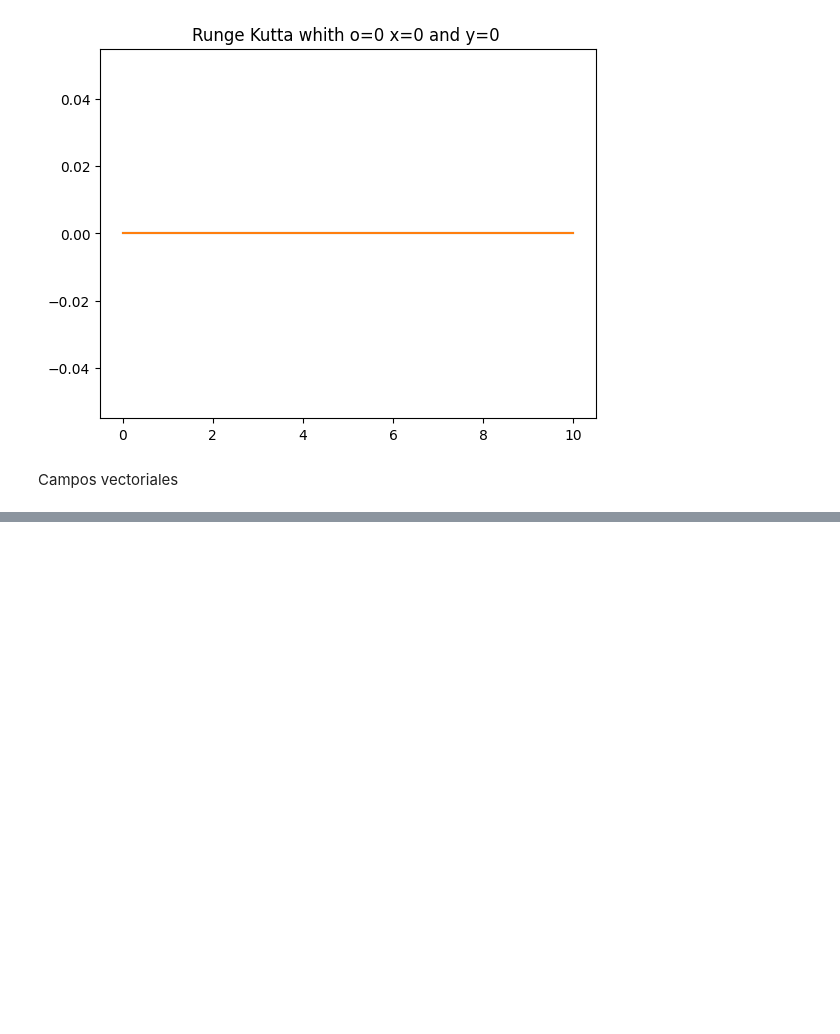
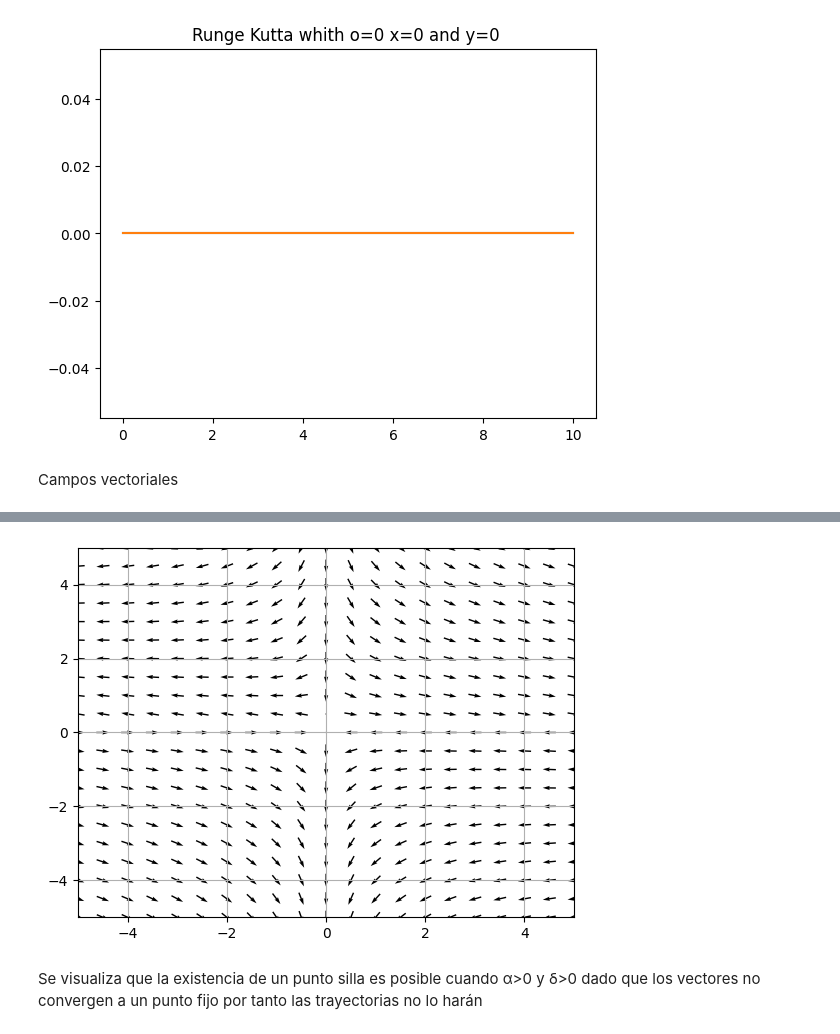
Before and after one commit to FVSB/System-Differential-Equations-final-proyect, a Jupyter notebook: Proyect.ipynb, the cells around one changed output, grey strips where cells are left out. Drawn from its saved outputs; the diff is of its cells as text; code cells hidden in the pictures; blank space fills up the shorter version.

```diff
--- a/Proyect.ipynb
+++ b/Proyect.ipynb
@@ -111,0 +213,8 @@ plotdf([w_f.string().upper(),w_g.string().upper()])
+# %%
+plotdf([w_f.string().upper(),w_g.string().upper()])
+# %% [output]
+[figure, added]
+# %% [markdown]
+Se visualiza que la existencia de un punto silla es posible cuando α>0 y δ>0
+dado que los vectores no convergen a un punto fijo
+por tanto las trayectorias no lo harán
```
Also changed, not shown: parts of 25 cells of this notebook, 1 other file.
